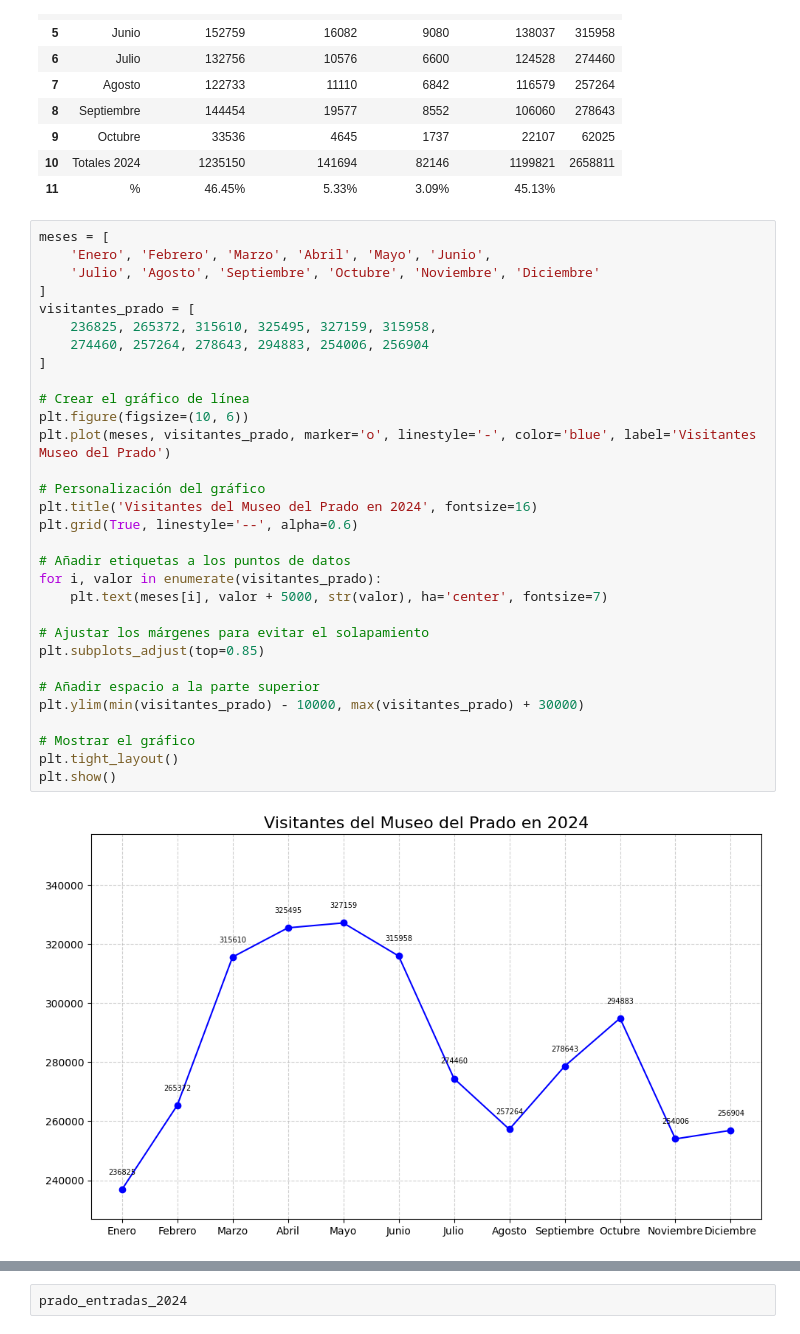
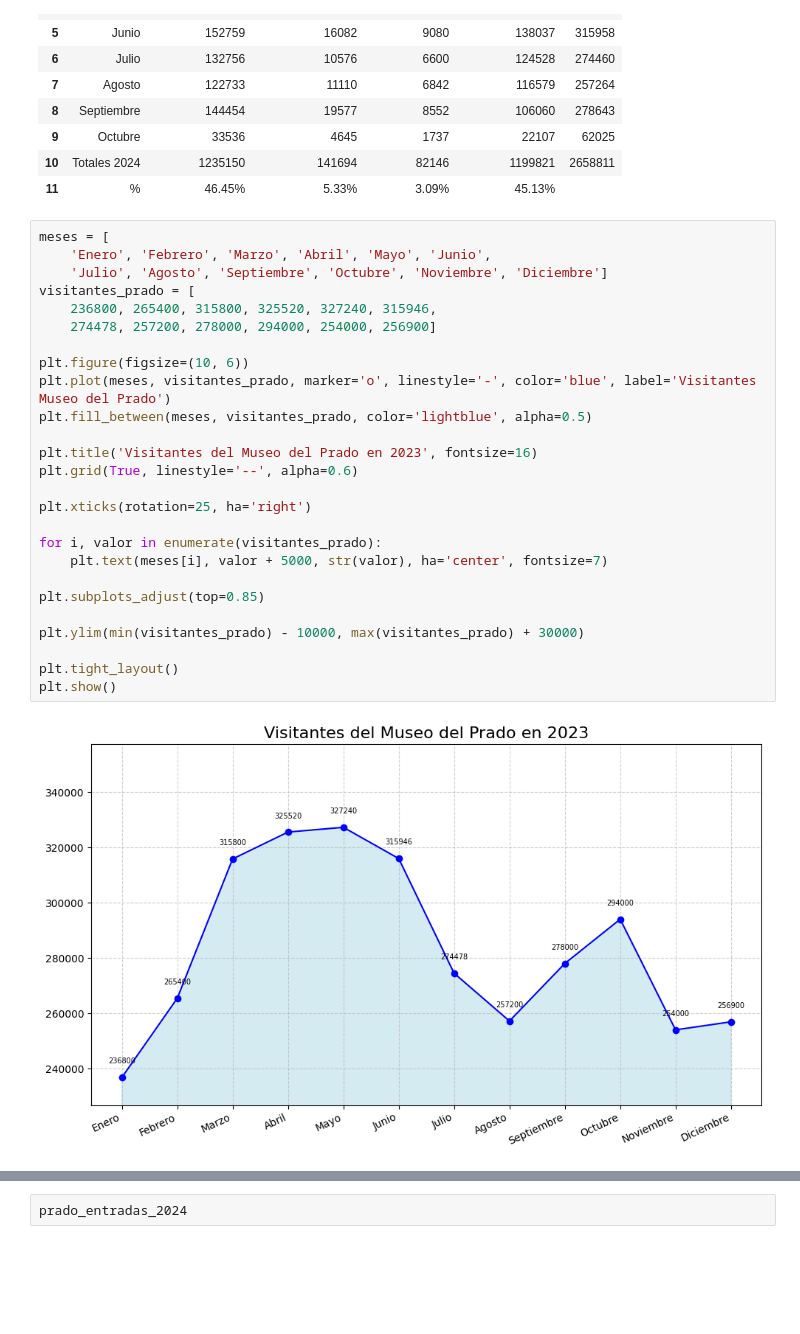
Before and after one commit to pgf3712/EDA_Madrid_Museums, a Jupyter notebook: 4-EDA_DESAROLLO.ipynb, the cells around one changed output, grey strips where cells are left out. Saved outputs shown, nothing was run; the diff lists cells and outputs as text; blank space fills up the shorter version.

```diff
--- a/4-EDA_DESAROLLO.ipynb
+++ b/4-EDA_DESAROLLO.ipynb
@@ -1122,33 +1072,28 @@ prado_entradas_2024
 # %%
 meses = [
     'Enero', 'Febrero', 'Marzo', 'Abril', 'Mayo', 'Junio',
-    'Julio', 'Agosto', 'Septiembre', 'Octubre', 'Noviembre', 'Diciembre'
-]
+    'Julio', 'Agosto', 'Septiembre', 'Octubre', 'Noviembre', 'Diciembre']
 visitantes_prado = [
-    236825, 265372, 315610, 325495, 327159, 315958,
-    274460, 257264, 278643, 294883, 254006, 256904
-]
+    236800, 265400, 315800, 325520, 327240, 315946,
+    274478, 257200, 278000, 294000, 254000, 256900]
 
-# Crear el gráfico de línea
 plt.figure(figsize=(10, 6))
 plt.plot(meses, visitantes_prado, marker='o', linestyle='-', color='blue', label='Visitantes Museo del Prado')
+plt.fill_between(meses, visitantes_prado, color='lightblue', alpha=0.5)
 
-# Personalización del gráfico
-plt.title('Visitantes del Museo del Prado en 2024', fontsize=16)
+plt.title('Visitantes del Museo del Prado en 2023', fontsize=16)
 plt.grid(True, linestyle='--', alpha=0.6)
 
-# Añadir etiquetas a los puntos de datos
+plt.xticks(rotation=25, ha='right')
+
 for i, valor in enumerate(visitantes_prado):
     plt.text(meses[i], valor + 5000, str(valor), ha='center', fontsize=7)
 
-# Ajustar los márgenes para evitar el solapamiento
 plt.subplots_adjust(top=0.85)
 
-# Añadir espacio a la parte superior
 plt.ylim(min(visitantes_prado) - 10000, max(visitantes_prado) + 30000)
 
-# Mostrar el gráfico
 plt.tight_layout()
 plt.show()
 # %% [output]
-[figure, old version]
+[figure, new version]
```
Also changed, not shown: parts of 14 cells of this notebook, 5 other files.
